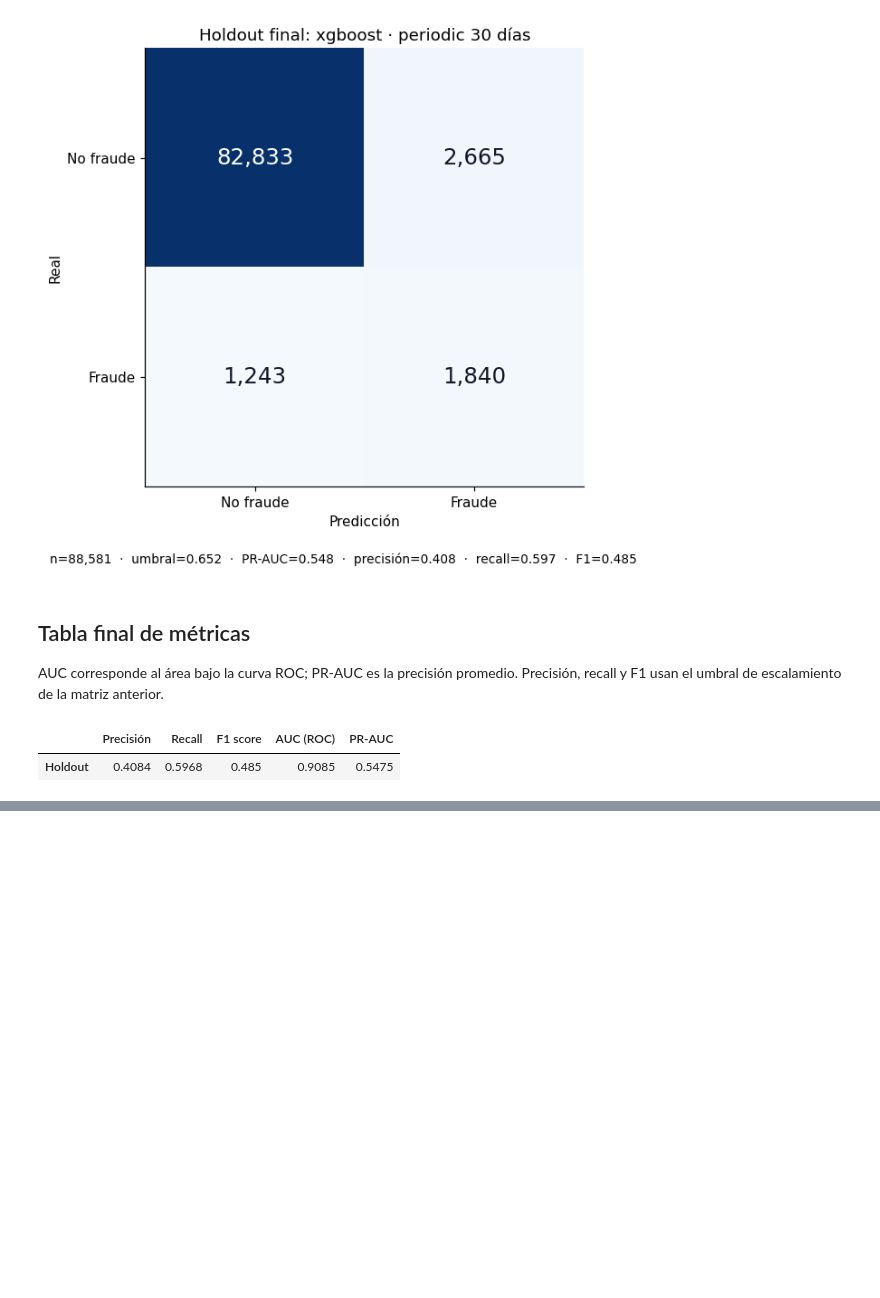
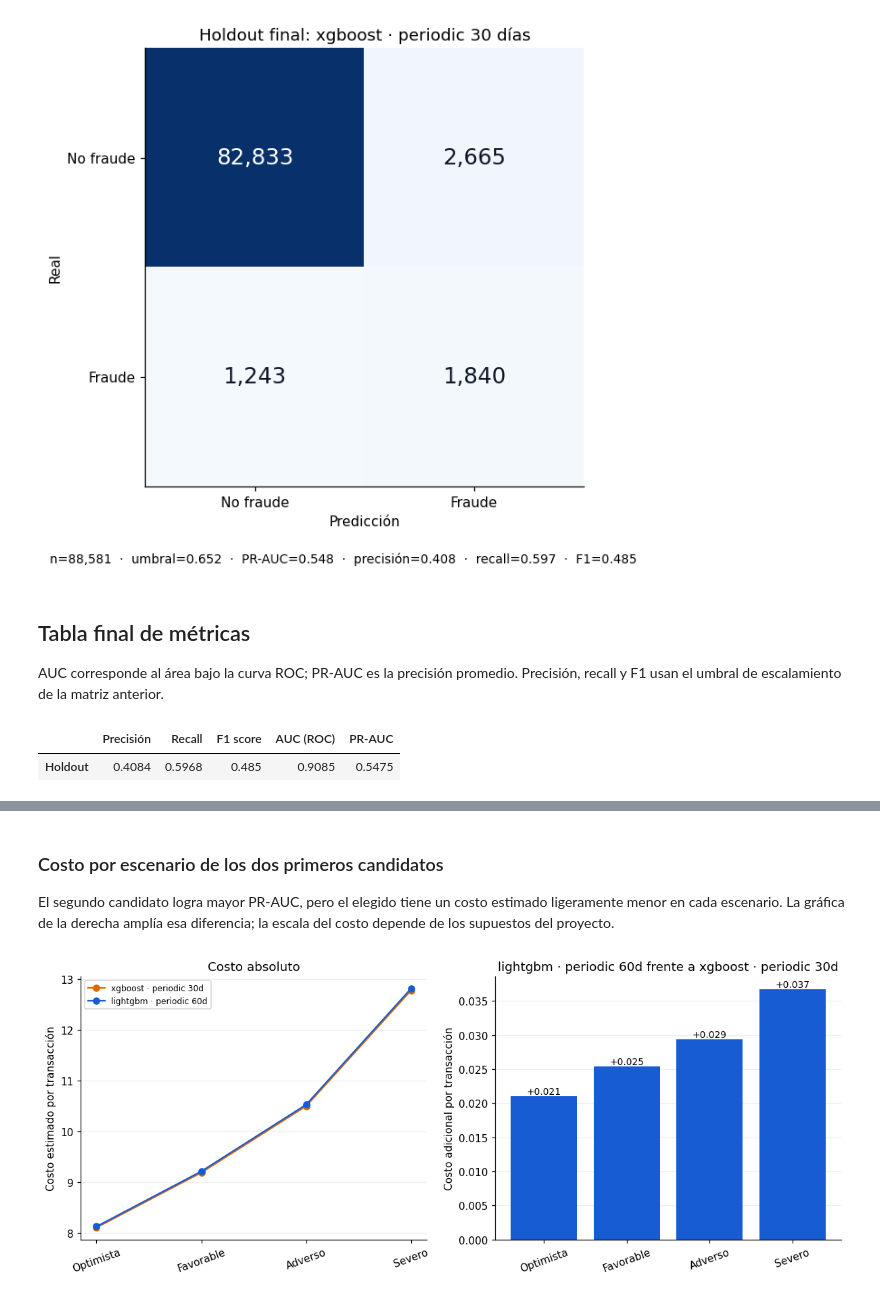
Before and after one commit to bianca-ap01/ptdia-proyecto1, a Jupyter notebook: 08_entrega_final_codigo/plot.ipynb, the cells around one changed output, grey strips where cells are left out. Drawn from its saved outputs; the diff is of its cells as text; code cells hidden in the pictures; blank space fills up the shorter version.

```diff
--- a/08_entrega_final_codigo/plot.ipynb
+++ b/08_entrega_final_codigo/plot.ipynb
@@ -666,0 +791,49 @@ display(metricas_holdout.round(4))
+# %% [markdown]
+### Costo por escenario de los dos primeros candidatos
+
+El segundo candidato logra mayor PR-AUC, pero el elegido tiene un costo estimado ligeramente menor en cada escenario. La gráfica de la derecha amplía esa diferencia; la escala del costo depende de los supuestos del proyecto.
+# %%
+comparados = mejores.iloc[:2]
+perfiles = []
+for _, candidato in comparados.iterrows():
+    filtro = (
+        (escenarios_costos.model == candidato["model"])
+        & (escenarios_costos.strategy == candidato["strategy"])
+        & (escenarios_costos.window_days == candidato["window_days"])
+        & np.isclose(escenarios_costos.review_threshold, candidato["review_threshold"])
+        & np.isclose(
+            escenarios_costos.escalate_threshold, candidato["escalate_threshold"]
+        )
+    )
+    tramo = escenarios_costos.loc[filtro, ["scenario", "cost_per_txn"]].copy()
+    tramo["candidato"] = candidato["candidato"]
+    perfiles.append(tramo)
+perfiles = pd.concat(perfiles, ignore_index=True)
+orden = ["optimista_100_100", "favorable_90_98", "adverso_80_95", "severo_60_90"]
+comparacion = perfiles.pivot(
+    index="scenario", columns="candidato", values="cost_per_txn"
+).loc[orden]
+assert comparacion.notna().all().all()
+primero, segundo = comparados.candidato.iloc[:2]
+
+fig, axes = plt.subplots(1, 2, figsize=(11, 4.5))
+x = np.arange(len(orden))
+axes[0].plot(x, comparacion[primero], "o-", color=ORANGE, label=primero)
+axes[0].plot(x, comparacion[segundo], "o-", color=BLUE, label=segundo)
+axes[0].set(ylabel="Costo estimado por transacción", title="Costo absoluto")
+axes[0].legend(fontsize=8)
+diferencia = comparacion[segundo] - comparacion[primero]
+axes[1].bar(x, diferencia, color=BLUE)
+axes[1].set(
+    ylabel="Costo adicional por transacción", title=f"{segundo} frente a {primero}"
+)
+for i, valor in enumerate(diferencia):
+    axes[1].text(i, valor, f"+{valor:.3f}", ha="center", va="bottom", fontsize=9)
+for ax in axes:
+    ax.set_xticks(x, ["Optimista", "Favorable", "Adverso", "Severo"], rotation=20)
+    ax.grid(axis="y", alpha=0.2)
+    ax.set_axisbelow(True)
+fig.tight_layout()
+plt.show()
+# %% [output]
+[figure, added]
```
Also changed, not shown: parts of 24 cells of this notebook.
